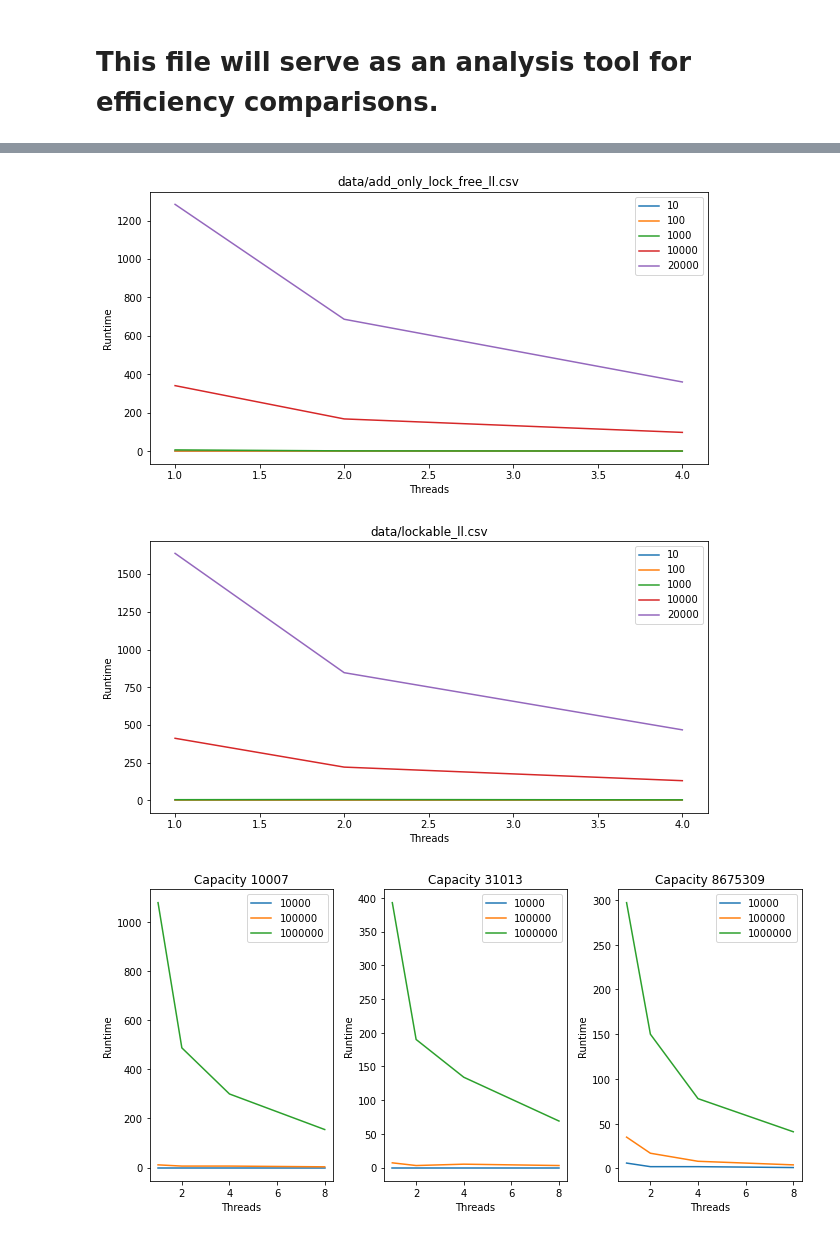
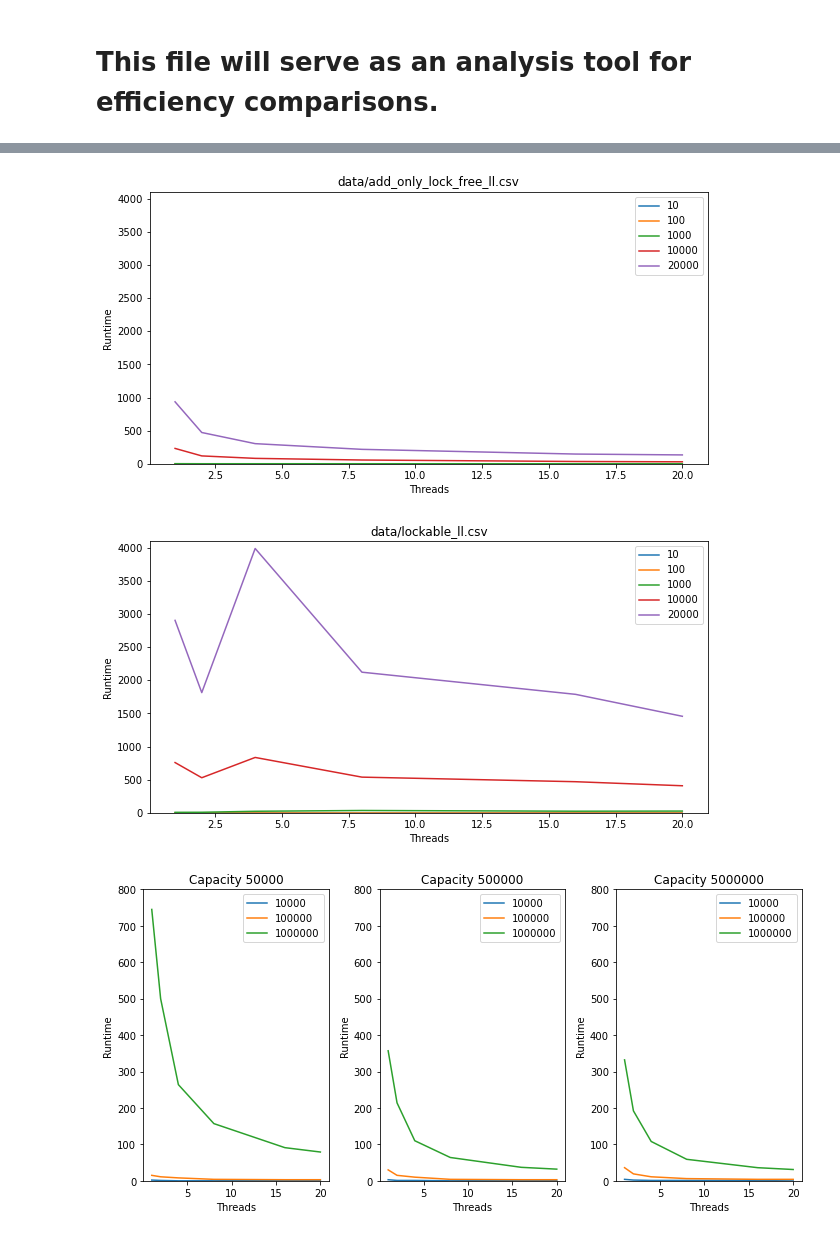
Before and after one commit to TylerMathis/ThreadSafeHashmap, a Jupyter notebook: analysis/notebook.ipynb, the cells around one changed output, grey strips where cells are left out. Saved outputs shown, nothing was run; the diff lists cells and outputs as text; code cells hidden in the pictures.

```diff
--- a/analysis/notebook.ipynb
+++ b/analysis/notebook.ipynb
@@ -6,21 +6,23 @@ import pandas as pd
 import matplotlib.pyplot as plt
 # %%
 # Here we will define some plotting functions
-def plot_hashmap(hashmap_file, caps, lims):
+def plot_hashmap(hashmap_file, lims, ymax = None):
     hashmap_data = pd.read_csv(hashmap_file)
 
     caps_data = []
-    for cap in caps:
-        caps_data.append(hashmap_data[hashmap_data['capacity'] == cap])
+    for lim in lims:
+        caps_data.append(hashmap_data[hashmap_data['capacity'] == lim * 5])
 
     plt.figure(figsize=(10, 5))
-    for index, cap in enumerate(caps):
-        plt.subplot(1, len(caps), index + 1)
-        plt.title(f"Capacity {cap}")
+    for index, cap in enumerate(caps_data):
+        plt.subplot(1, len(caps_data), index + 1)
+        plt.title(f"Capacity {lims[index] * 5}")
         plt.xlabel('Threads')
         plt.ylabel('Runtime')
+        if (ymax != None):
+            plt.ylim([0, ymax])
         for lim in lims:
-            plt.plot('threads', 'runtime', data = caps_data[index][caps_data[index]['limit'] == lim])
+            plt.plot('threads', 'runtime', data = cap[cap['limit'] == lim])
         plt.legend(lims, loc='upper right')
 
     plt.tight_layout()
@@ -35,17 +37,41 @@ def plot_stl_hashmap(hashmap_file, lims):
     plt.ylabel('Runtime')
     plt.plot('limit', 'runtime', data = hashmap_data)
 
-def plot_linked_list(linked_list_file, lims):
+def plot_linked_list(linked_list_file, lims, ymax = None):
     linked_list_data = pd.read_csv(linked_list_file)
 
     plt.figure(figsize=(10, 5))
     plt.title(linked_list_file)
     plt.xlabel('Threads')
     plt.ylabel('Runtime')
+    if (ymax != None):
+        plt.ylim([0, ymax])
     for lim in lims:
         plt.plot('threads', 'runtime', data = linked_list_data[linked_list_data['limit'] == lim])
 
     plt.legend(lims, loc='upper right')
     plt.show()
+
+def compare_hashmap_stl(hashmap_file, stl_file, lims, threads):
+    hashmap_data = pd.read_csv(hashmap_file)
+    stl_data = pd.read_csv(stl_file)
+
+    plt.figure(figsize=(15, 5))
+    for index, lim in enumerate(lims):
+        cap = lim * 5
+
+        filtered = hashmap_data[hashmap_data['capacity'] == cap]
+
+        plt.subplot(1, len(lims), index + 1)
+        plt.title(f"Capacity {cap}")
+        plt.xlabel('Insertions')
+        plt.ylabel('Runtime')
+
+        for thread in threads:
+            plt.plot('limit', 'runtime', data = filtered[filtered['threads'] == thread])
+        plt.plot('limit', 'runtime', data = stl_data)
+
+        plt.legend(threads + ['STL'], loc='upper left')
+    plt.show()
 # %%
 # Hashmap
@@ -70,19 +94,18 @@ plot_stl_hashmap('data/stl_hashmap.csv', lims)
 # %%
 # Add Only Lock Free Linked List
 lims = [10, 100, 1_000, 10_000, 20_000]
-plot_linked_list('data/add_only_lock_free_ll.csv', lims)
+plot_linked_list('data/add_only_lock_free_ll.csv', lims, 4100)
 # %% [output]
-[figure, old version]
+[figure, new version]
 # %%
 # Lockable Linked List
 lims = [10, 100, 1_000, 10_000, 20_000]
-plot_linked_list('data/lockable_ll.csv', lims)
+plot_linked_list('data/lockable_ll.csv', lims, 4100)
 # %% [output]
-[figure, old version]
+[figure, new version]
 # %%
 # Hashset
-caps = [10_007, 31_013, 8_675_309]
 lims = [10_000, 100_000, 1_000_000]
-plot_hashmap('data/hashset.csv', caps, lims)
+plot_hashmap('data/hashset.csv', lims, 800)
 # %% [output]
-[figure, old version]
+[figure, new version]
```
Also changed, not shown: parts of 4 cells of this notebook, 11 other files.
